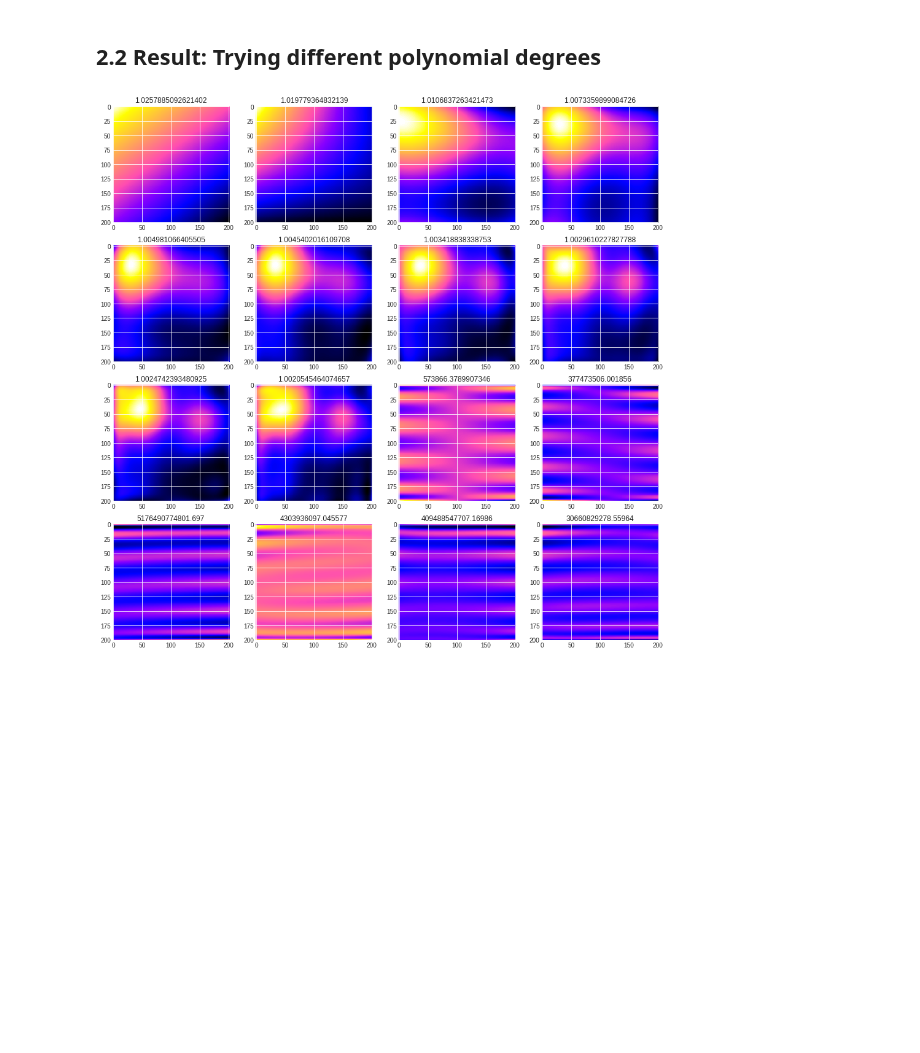
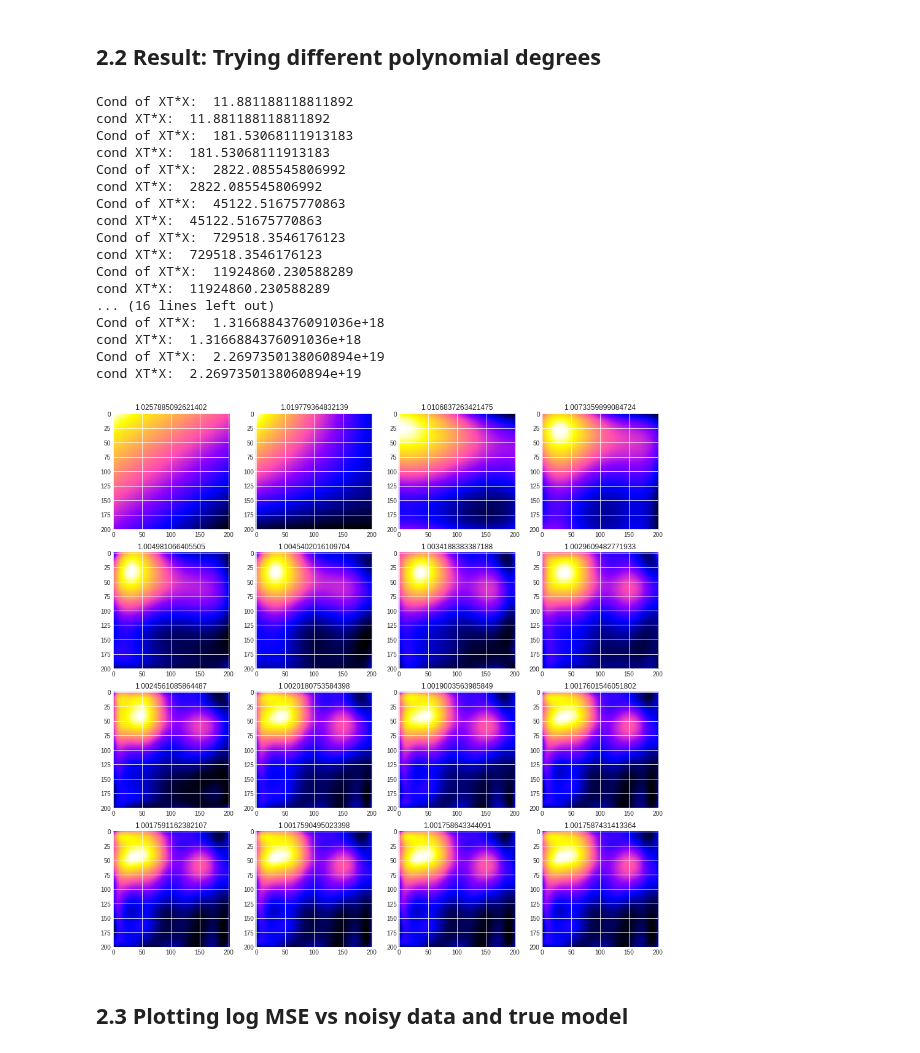
Before and after one commit to asdfbat/FYS-STK4155, a Jupyter notebook: Project1/src/Part_a.ipynb, the cells around one changed output. Drawn from its saved outputs; the diff is of its cells as text; code cells hidden in the pictures; blank space fills up the shorter version.

Commit message:
Updates to part a: Started working on confidence intervals, and made it compatible with new franke centered

```diff
--- a/Project1/src/Part_a.ipynb
+++ b/Project1/src/Part_a.ipynb
@@ -39,4 +39,4 @@ ax2.imshow(reg.f);
 # 2. OLS Linear Regression
 # %%
 beta = reg.solveCoefficients(poly_order=5, solver="Ridge")
-data_pred = reg.apply_model(beta, reg.x_mesh, reg.y_mesh, poly_order=5)
+data_pred = reg.apply_model(beta, reg.x_mesh, reg.y_mesh)
@@ -67,20 +69,39 @@ metrics vs noiseless franke:  0.0022828834643855134 0.04777952976312674 0.118458
 # %%
 err_list = []
 err_list_truemodel = []
 nr_poly_orders = 16
 poly_orders = np.arange(1, nr_poly_orders + 1)
 
 fig, ax = plt.subplots(nr_poly_orders//4, 4, figsize=(16, 4*nr_poly_orders//4))
 
 for i, poly_order in enumerate(poly_orders):
     beta = reg.solveCoefficients(poly_order=poly_order, solver="OLS")
-    data_pred = reg.apply_model(beta, reg.x_mesh, reg.y_mesh, poly_order=poly_order)
+    data_pred = reg.apply_model(beta, reg.x_mesh, reg.y_mesh)
     ax[i//4, i%4].imshow(data_pred)
     ax[i//4, i%4].set_title(MSE(data_pred, reg.f))
     err_list.append(MSE(reg.f, data_pred))
-    err_list_truemodel.append(MSE(Franke(reg.x_mesh, reg.y_mesh), data_pred))
+    err_list_truemodel.append(MSE(FrankeCentered(reg.x_mesh, reg.y_mesh), data_pred))
 # %% [output]
+Cond of XT*X:  11.881188118811892
+cond XT*X:  11.881188118811892
+Cond of XT*X:  181.53068111913183
+cond XT*X:  181.53068111913183
+Cond of XT*X:  2822.085545806992
+cond XT*X:  2822.085545806992
+Cond of XT*X:  45122.51675770863
+cond XT*X:  45122.51675770863
+Cond of XT*X:  729518.3546176123
+cond XT*X:  729518.3546176123
+Cond of XT*X:  11924860.230588289
+cond XT*X:  11924860.230588289
+... (16 lines left out)
+Cond of XT*X:  1.3166884376091036e+18
+cond XT*X:  1.3166884376091036e+18
+Cond of XT*X:  2.2697350138060894e+19
+cond XT*X:  2.2697350138060894e+19
-[figure, old version]
+[figure, new version]
+# %% [markdown]
+## 2.3 Plotting log MSE vs noisy data and true model
 # %%
 fig, (ax1, ax2) = plt.subplots(1, 2, figsize=(16, 6))
 ax1.plot(np.log(err_list));
```
Also changed, not shown: parts of 11 cells of this notebook.
